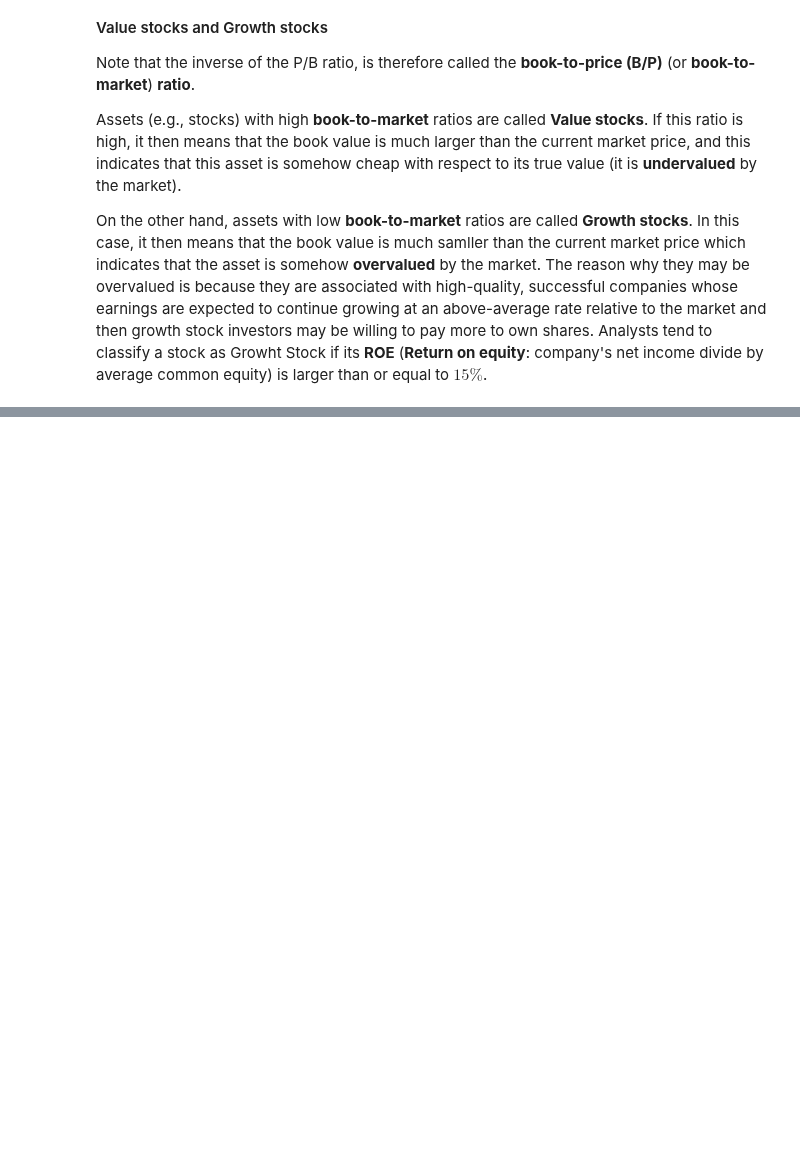
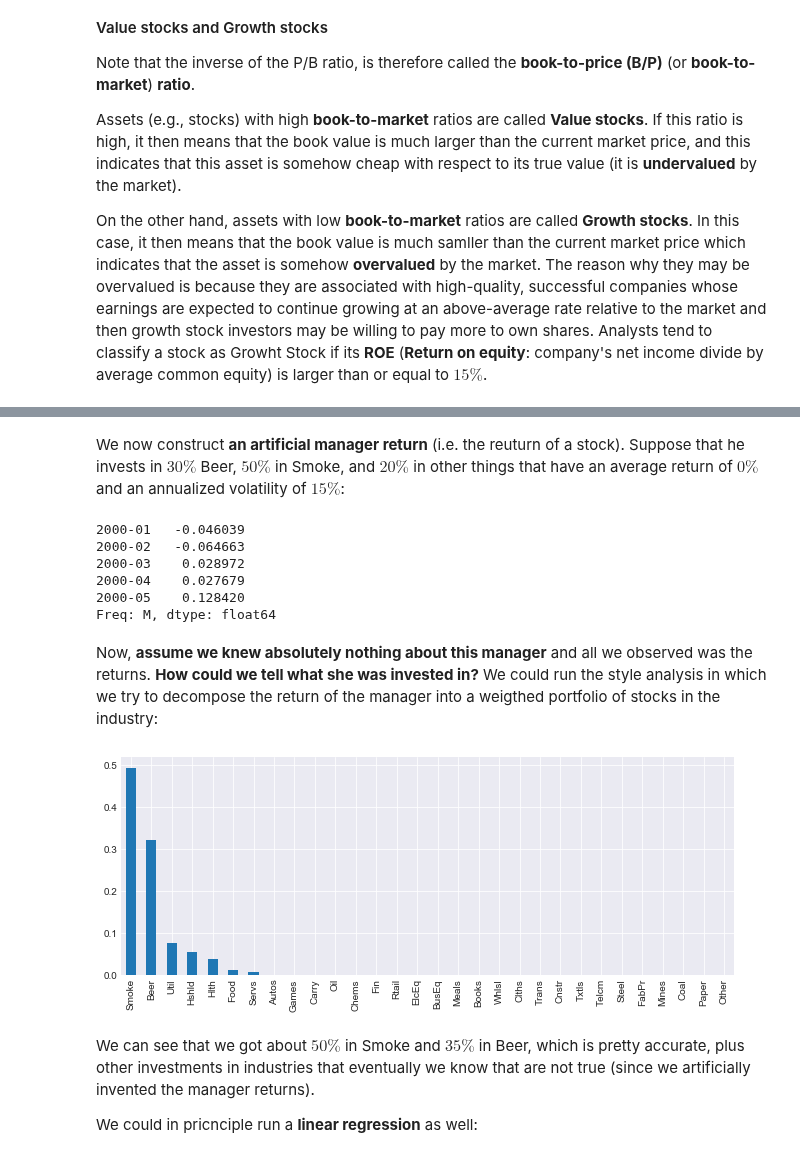
Before and after one commit to z4ir3/finance-courses, a Jupyter notebook: course_2_advanced_portfolio_construction_and_analysis_with_python/week-1.ipynb, the cells around one changed output, grey strips where cells are left out. Drawn from its saved outputs; the diff is of its cells as text; code cells hidden in the pictures; blank space fills up the shorter version.

Commit message:
finishing comparison ew and cw portfolios

```diff
--- a/course_2_advanced_portfolio_construction_and_analysis_with_python/week-1.ipynb
+++ b/course_2_advanced_portfolio_construction_and_analysis_with_python/week-1.ipynb
@@ -127,0 +332,3 @@ performing firms, lagged one month.
+# %%
+ind_rets = erk.get_ind_returns()["2000":]
+ind_rets.head()
@@ -127,0 +343,28 @@ performing firms, lagged one month.
+# %% [markdown]
+We now construct **an artificial manager return** (i.e. the reuturn of a stock).
+Suppose that he invests in $30\%$ Beer, $50\%$ in Smoke, and $20\%$ in
+other things that have an average return of $0\%$ and an annualized volatility of $15\%$:
+# %%
+mgr_rets = 0.3*ind_rets["Beer"] + 0.5*ind_rets["Smoke"] + 0.2*np.random.normal(loc=0.0, scale=0.15/np.sqrt(12), size=ind_rets.shape[0])
+mgr_rets.head()
+# %% [output]
+2000-01   -0.046039
+2000-02   -0.064663
+2000-03    0.028972
+2000-04    0.027679
+2000-05    0.128420
+Freq: M, dtype: float64
+# %% [markdown]
+Now, **assume we knew absolutely nothing about this manager** and all we observed was the returns. **How could we tell what she was invested in?** We could run the style analysis in which we try to decompose the return of the manager into a weigthed portfolio of stocks in the industry:
+# %%
+weights = erk.style_analysis(mgr_rets, ind_rets)
+# %%
+weights.sort_values(ascending=False).plot.bar(grid=True, figsize=(11,4))
+plt.show()
+# %% [output]
+[figure, added]
+# %% [markdown]
+We can see that we got about $50\%$ in Smoke and $35\%$ in Beer, which is pretty accurate, plus other investments in industries
+that eventually we know that are not true (since we artificially invented the manager returns).
+
+We could in pricnciple run a **linear regression** as well:
```
Also changed, not shown: parts of 45 cells of this notebook.
